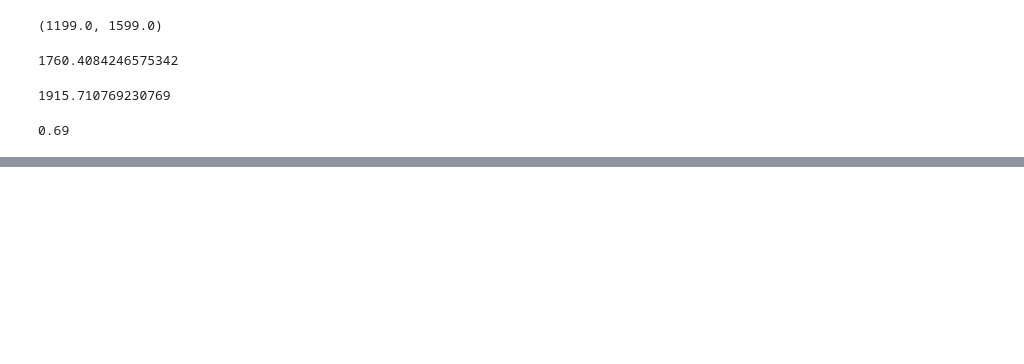
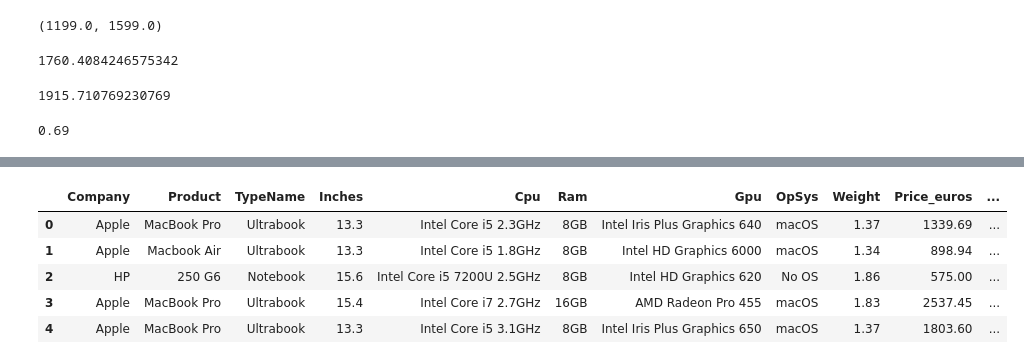
Before and after one commit to MrsMystique/python-repo, a Jupyter notebook: classwork.ipynb, the cells around one changed output, grey strips where cells are left out. Saved outputs shown, nothing was run; the diff lists cells and outputs as text; code cells hidden in the pictures; blank space fills up the shorter version.

```diff
--- a/classwork.ipynb
+++ b/classwork.ipynb
@@ -205,0 +217,3 @@ df['Weight'].min()
+# %%
+df['Cpu_Company'] = df['Cpu'].apply(lambda x: x.split(' ')[0])
+df.head()
@@ -205,0 +234,11 @@ df['Weight'].min()
+# %%
+def convert_to_gb(x):
+    mem = x.split(' ')[0]
+    if mem.endswith('GB'):
+        res = mem.replace('GB', '')
+    elif mem.endswith('TB'):
+        res = float(mem.replace('TB', '')) * 1024
+    return int(res)
+
+df['Memory_Amount'] = df['Memory'].apply(convert_to_gb)
+df.head()
@@ -205,0 +252,12 @@ df['Weight'].min()
+# %%
+def Type(x):
+    if '+' in x:
+        mem1 = x.split('B')[1][1:x.split('B')[1].find('+') - 1]
+        mem2 = x.split('B')[-1][1:]
+        res = mem1 + ' ' + mem2
+    else:
+        res = x.split('B')[-1][1:]
+    return res
+
+df['Memory_Type'] = df['Memory'].apply(Type)
+df.head()
@@ -205,0 +284,10 @@ df['Weight'].min()
+# %%
+df.drop(columns=['Memory', 'ScreenResolution'], inplace=True)
+df.head()
+# %% [output]
+|  | Company | Product | TypeName | Inches | Cpu | Ram | Gpu | OpSys | Weight | Price_euros | ... |
+| 0 | Apple | MacBook Pro | Ultrabook | 13.3 | Intel Core i5 2.3GHz | 8GB | Intel Iris Plus Graphics 640 | macOS | 1.37 | 1339.69 | ... |
+| 1 | Apple | Macbook Air | Ultrabook | 13.3 | Intel Core i5 1.8GHz | 8GB | Intel HD Graphics 6000 | macOS | 1.34 | 898.94 | ... |
+| 2 | HP | 250 G6 | Notebook | 15.6 | Intel Core i5 7200U 2.5GHz | 8GB | Intel HD Graphics 620 | No OS | 1.86 | 575.00 | ... |
+| 3 | Apple | MacBook Pro | Ultrabook | 15.4 | Intel Core i7 2.7GHz | 16GB | AMD Radeon Pro 455 | macOS | 1.83 | 2537.45 | ... |
+| 4 | Apple | MacBook Pro | Ultrabook | 13.3 | Intel Core i5 3.1GHz | 8GB | Intel Iris Plus Graphics 650 | macOS | 1.37 | 1803.60 | ... |
```
Also changed, not shown: parts of 19 cells of this notebook, 4 other files.
